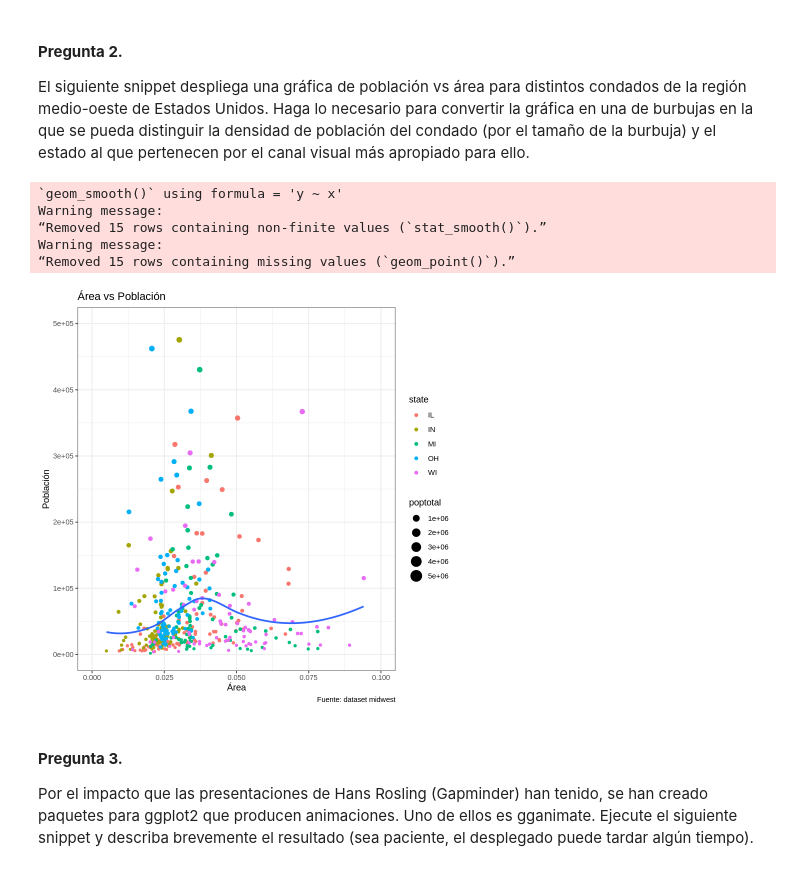
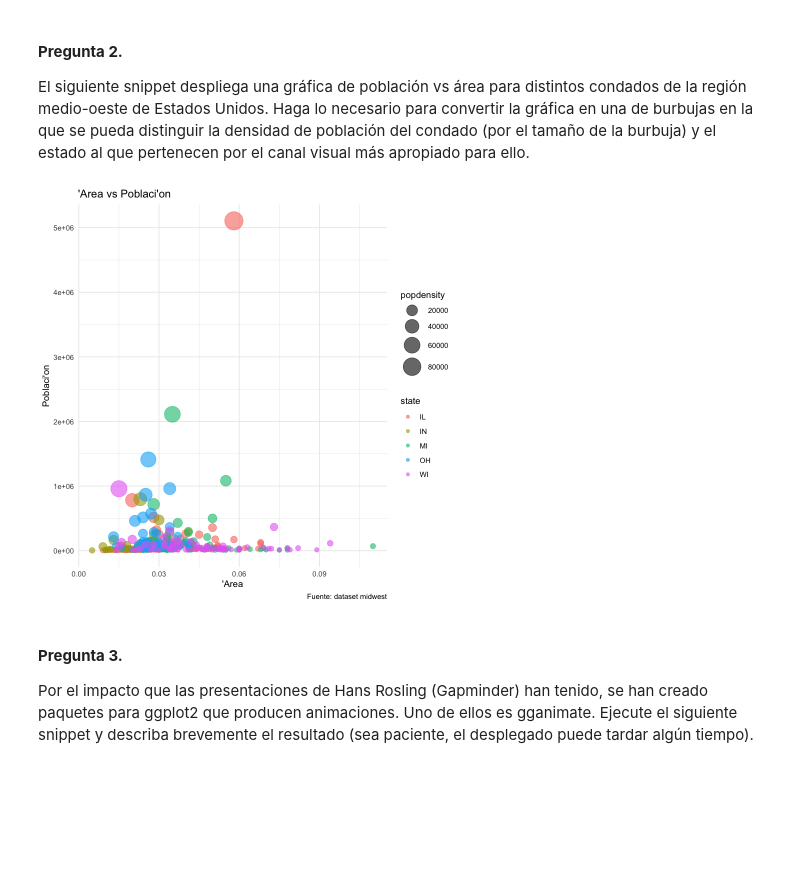
Before and after one commit to mellamanelpoeta/vis, a Jupyter notebook: Practical_work/Pr3_VisualizacionesBasicas.ipynb, the cells around one changed output. Cells and saved outputs as stored; diff of their text form; code cells hidden in the pictures; blank space fills up the shorter version.

```diff
--- a/Practical_work/Pr3_VisualizacionesBasicas.ipynb
+++ b/Practical_work/Pr3_VisualizacionesBasicas.ipynb
@@ -47,24 +47,23 @@ Parecería ser que los mejores son Audi y Hyunadai
 #### **Pregunta 2.**
 
 El siguiente snippet despliega una gráfica de población vs área para distintos condados de la región medio-oeste de Estados Unidos. Haga lo necesario para convertir la gráfica en una de burbujas en la que se pueda distinguir la densidad de población del condado (por el tamaño de la burbuja)  y el estado al que pertenecen por el canal visual más apropiado para ello.
-# %%
-gg <- ggplot(midwest, aes(x=area, y=poptotal)) +
-  geom_jitter(aes(size=poptotal, col = state))+
-  geom_smooth(method="loess", se=F) +
-  xlim(c(0, 0.1)) +
-  ylim(c(0, 500000)) +
-  labs(y="Población",
-       x="Área",
-       title="Área vs Población",
-       caption = "Fuente: dataset midwest")
-plot(gg)
-# %% [output]
-`geom_smooth()` using formula = 'y ~ x'
-Warning message:
-“Removed 15 rows containing non-finite values (`stat_smooth()`).”
-Warning message:
-“Removed 15 rows containing missing values (`geom_point()`).”
-[figure, removed]
+# %%
+library(ggplot2)
+
+# Convertir la variable state a factor para que sea tratada como una variable categórica
+midwest$state <- factor(midwest$state)
+
+# Crear la gráfica de burbujas
+gg <- ggplot(midwest, aes(x = area, y = poptotal, size = popdensity, color = state)) +
+  geom_point(alpha = 0.6) +  # Añadir puntos con transparencia
+  scale_size_continuous(range = c(2, 10)) +  # Ajustar el rango del tamaño de la burbuja
+  labs(y = "Población", x = "Área", title = "Área vs Población", caption = "Fuente: dataset midwest") +
+  theme_minimal()  # Establecer un tema minimalista para la gráfica
+
+# Mostrar la gráfica
+print(gg)
+# %% [output]
+[figure, added]
 # %% [markdown]
 #### **Pregunta 3.**
 
```
Also changed, not shown: parts of 12 cells of this notebook.
